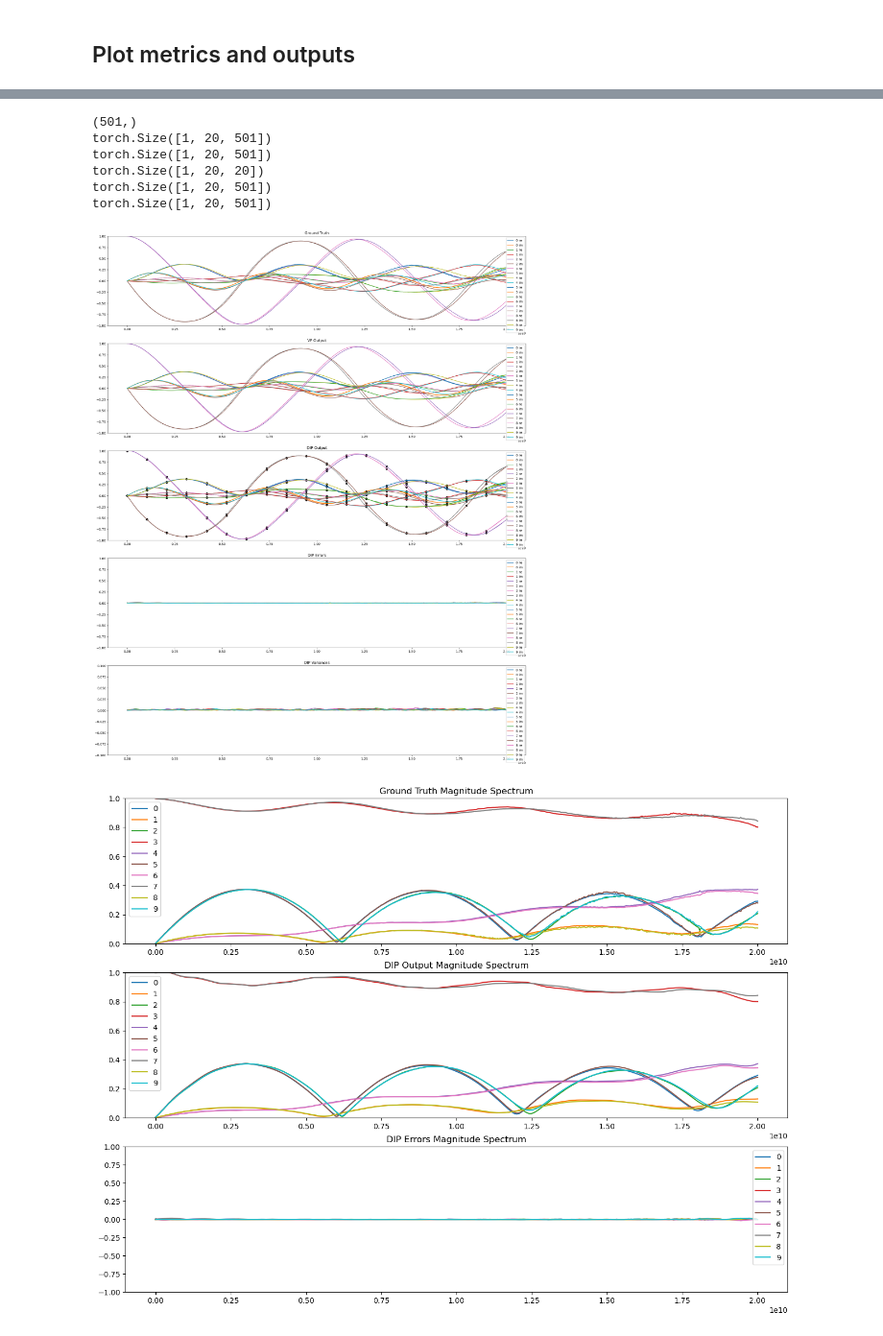
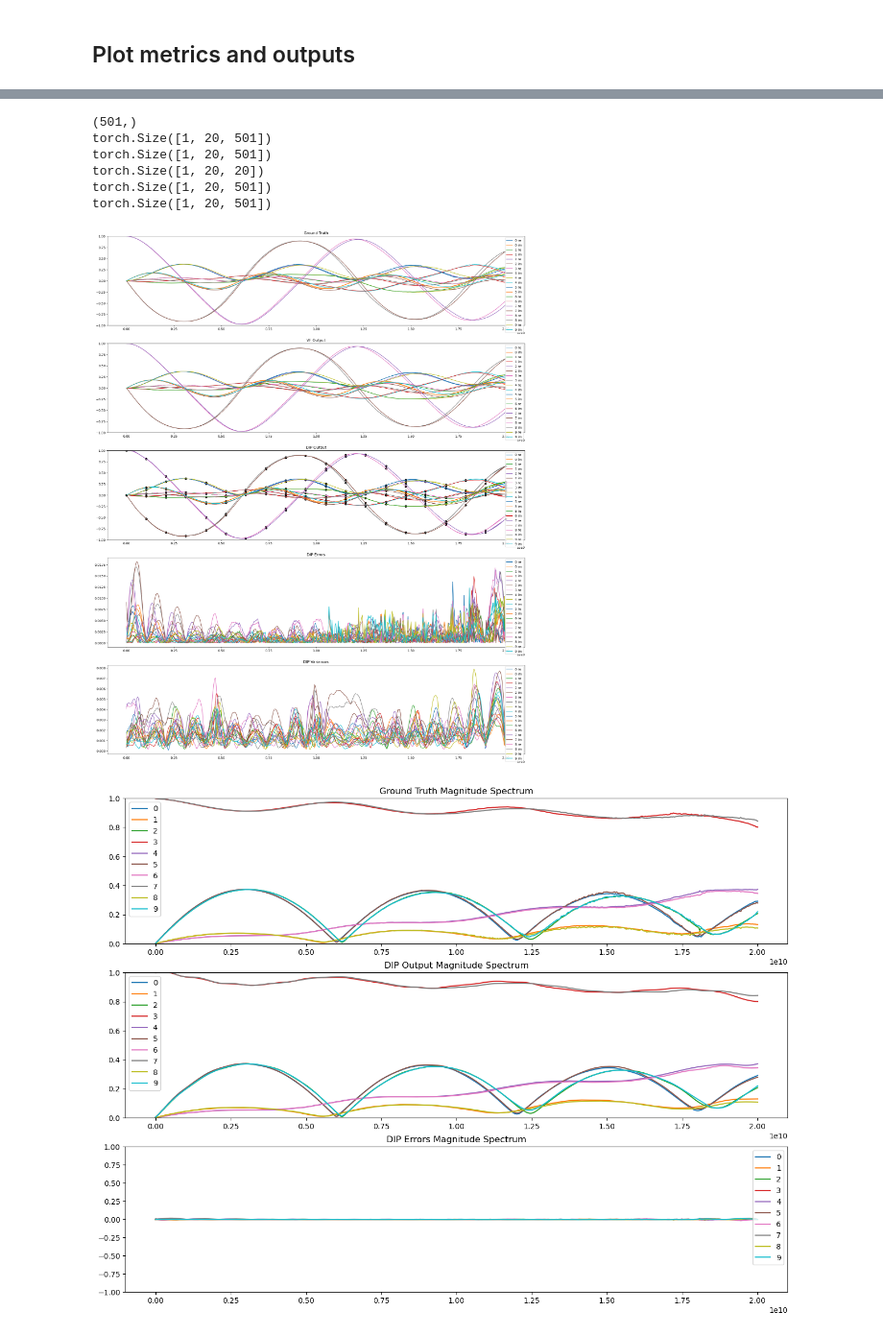
Before and after one commit to VarunGorti/CurveFitting-DIP, a Jupyter notebook: ensemble-random-seed/RESUNET_V4-ensemble-random-seed06.ipynb, the cells around one changed output, grey strips where cells are left out. Shown at 96% size. Drawn from its saved outputs; the diff is of its cells as text; code cells hidden in the pictures.

```diff
--- a/ensemble-random-seed/RESUNET_V4-ensemble-random-seed06.ipynb
+++ b/ensemble-random-seed/RESUNET_V4-ensemble-random-seed06.ipynb
@@ -635,36 +648,34 @@ for i in range(N_SPARAMS):
 
     axes[2].scatter(gt_freqs[kept_inds], y[0,2*i].cpu(), color='black')
     axes[2].scatter(gt_freqs[kept_inds], y[0,2*i+1].cpu(), color='black')
 axes[2].set_title("DIP Output")
 axes[2].set_ylim(-1,1)
 if N_SPARAMS <= 10:
     axes[2].legend(loc='upper right')
 
 # DIP Errors
 for i in range(N_SPARAMS):
     axes[3].plot(gt_freqs, torch.abs(dip_errors[0,2*i]).detach().cpu(), label=str(i)+" re")
     axes[3].plot(gt_freqs, torch.abs(dip_errors[0,2*i+1]).detach().cpu(), label=str(i)+" im")
 axes[3].set_title("DIP Errors")
-axes[3].set_ylim(-1,1)
 if N_SPARAMS <= 10:
     axes[3].legend(loc='upper right')
 
 # DIP Variances
 for i in range(N_SPARAMS):
     axes[4].plot(gt_freqs, std_out[0,2*i].detach().cpu(), label=str(i)+" re")
     axes[4].plot(gt_freqs, std_out[0,2*i+1].detach().cpu(), label=str(i)+" im")
 axes[4].set_title("DIP Variances")
-axes[4].set_ylim(-0.1,0.1)
 if N_SPARAMS <= 10:
     axes[4].legend(loc='upper right')
 # %% [output]
 (501,)
 torch.Size([1, 20, 501])
 torch.Size([1, 20, 501])
 torch.Size([1, 20, 20])
 torch.Size([1, 20, 501])
 torch.Size([1, 20, 501])
-[figure, old version]
+[figure, new version]
 # %%
 out_mag = utils.sparams_to_mag(out)
 dip_errors_mag = x_mag - out_mag
```
Also changed, not shown: parts of 7 cells of this notebook, 7 other files.
